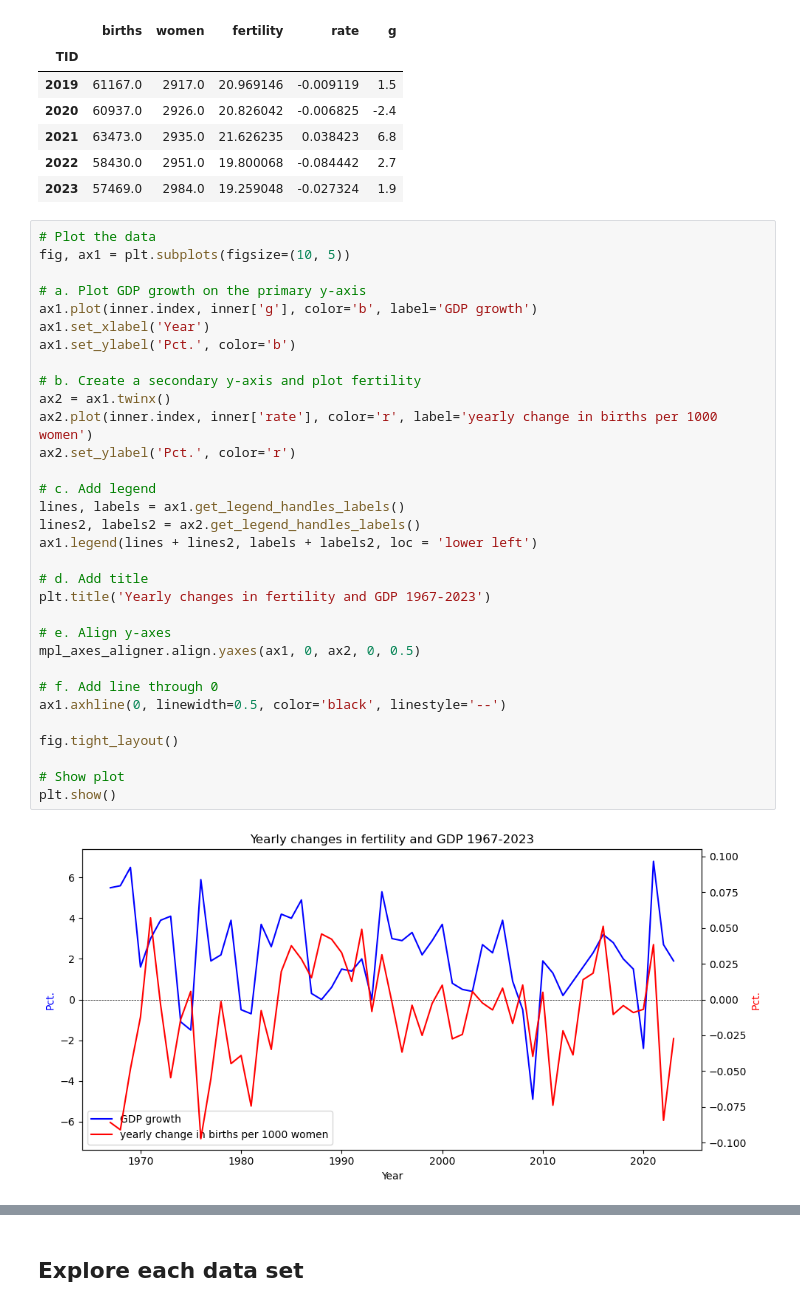
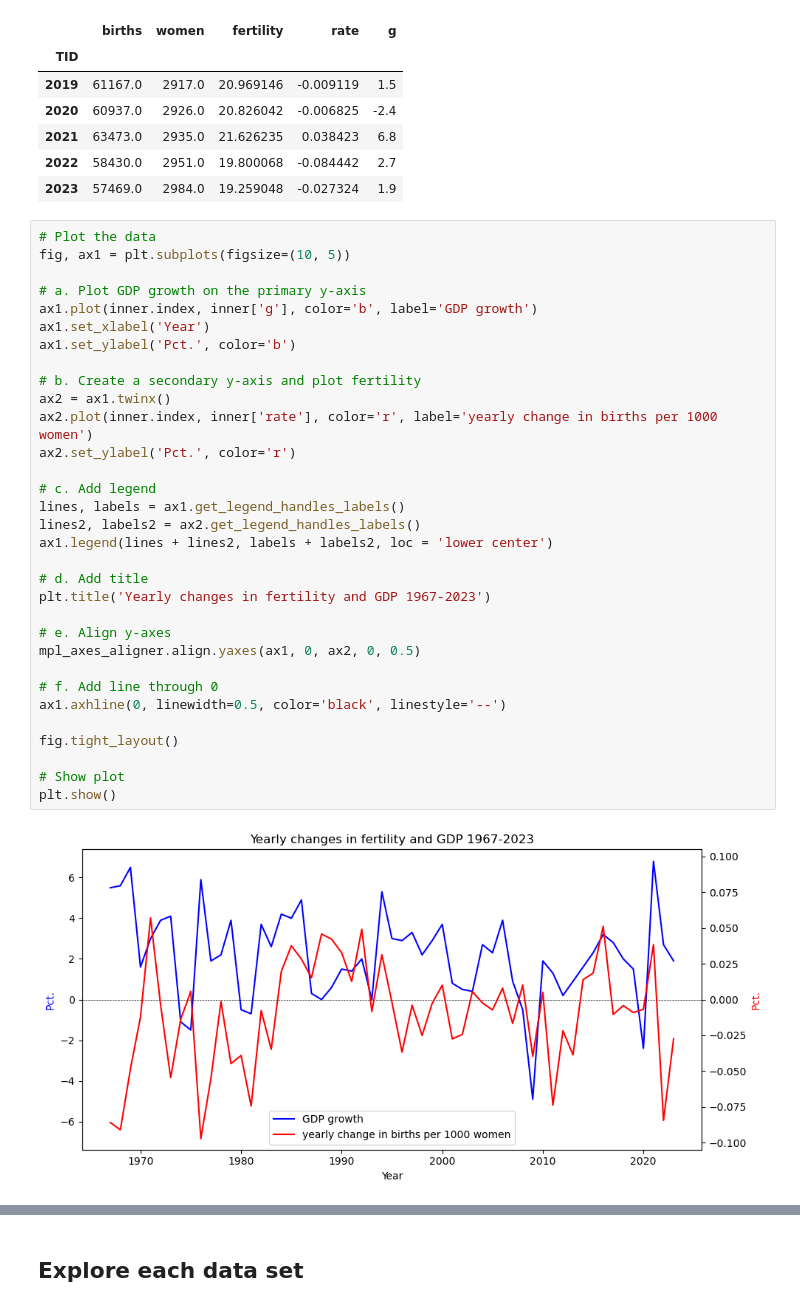
Before and after one commit to NumEconCopenhagen/projects-2024-anne-sofie-ida-anna-livia, a Jupyter notebook: dataproject/dataproject.ipynb, the cells around one changed output, grey strips where cells are left out. Cells and saved outputs as stored; diff of their text form.

```diff
--- a/dataproject/dataproject.ipynb
+++ b/dataproject/dataproject.ipynb
@@ -206,32 +188,32 @@ inner.tail()
 fig, ax1 = plt.subplots(figsize=(10, 5))
 
 # a. Plot GDP growth on the primary y-axis
 ax1.plot(inner.index, inner['g'], color='b', label='GDP growth')
 ax1.set_xlabel('Year')
 ax1.set_ylabel('Pct.', color='b')
 
 # b. Create a secondary y-axis and plot fertility
 ax2 = ax1.twinx()
 ax2.plot(inner.index, inner['rate'], color='r', label='yearly change in births per 1000 women')
 ax2.set_ylabel('Pct.', color='r')
 
 # c. Add legend
 lines, labels = ax1.get_legend_handles_labels()
 lines2, labels2 = ax2.get_legend_handles_labels()
-ax1.legend(lines + lines2, labels + labels2, loc = 'lower left')
+ax1.legend(lines + lines2, labels + labels2, loc = 'lower center')
 
 # d. Add title
 plt.title('Yearly changes in fertility and GDP 1967-2023')
 
 # e. Align y-axes
 mpl_axes_aligner.align.yaxes(ax1, 0, ax2, 0, 0.5)
 
 # f. Add line through 0
 ax1.axhline(0, linewidth=0.5, color='black', linestyle='--')
 
 fig.tight_layout()
 
 # Show plot
 plt.show()
 # %% [output]
-[figure, old version]
+[figure, new version]
```
Also changed, not shown: parts of 11 cells of this notebook, 1 other file.
